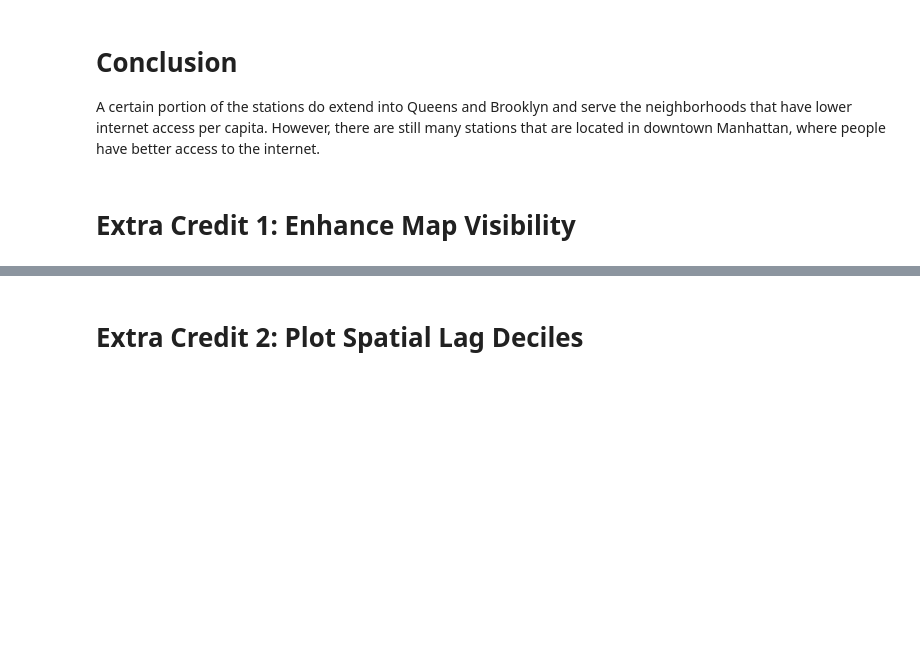
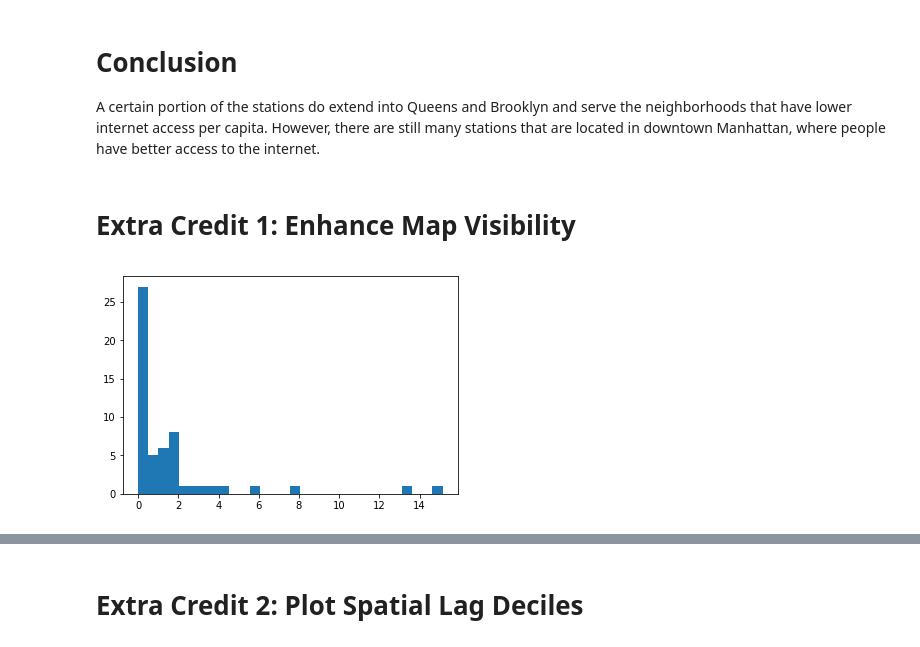
Before and after one commit to ywnch/PUI2017_ywc249, a Jupyter notebook: HW9_ywc249/HW9-2.ipynb, the cells around one changed output, grey strips where cells are left out. Drawn from its saved outputs; the diff is of its cells as text; code cells hidden in the pictures; blank space fills up the shorter version.

```diff
--- a/HW9_ywc249/HW9-2.ipynb
+++ b/HW9_ywc249/HW9-2.ipynb
@@ -388,4 +389,6 @@ A certain portion of the stations do extend into Queens and Brooklyn and serve t
 # Extra Credit 1: Enhance Map Visibility
 # %%
 # Notice that here the high values are interesting though and should not be thrown away!
-#pl.hist(pumashplc["linkNYCpp"], bins=30);
+pl.hist(pumashplc["linkNYCp100p"], bins=30);
+# %% [output]
+[figure, added]
```
Also changed, not shown: parts of 9 cells of this notebook.
